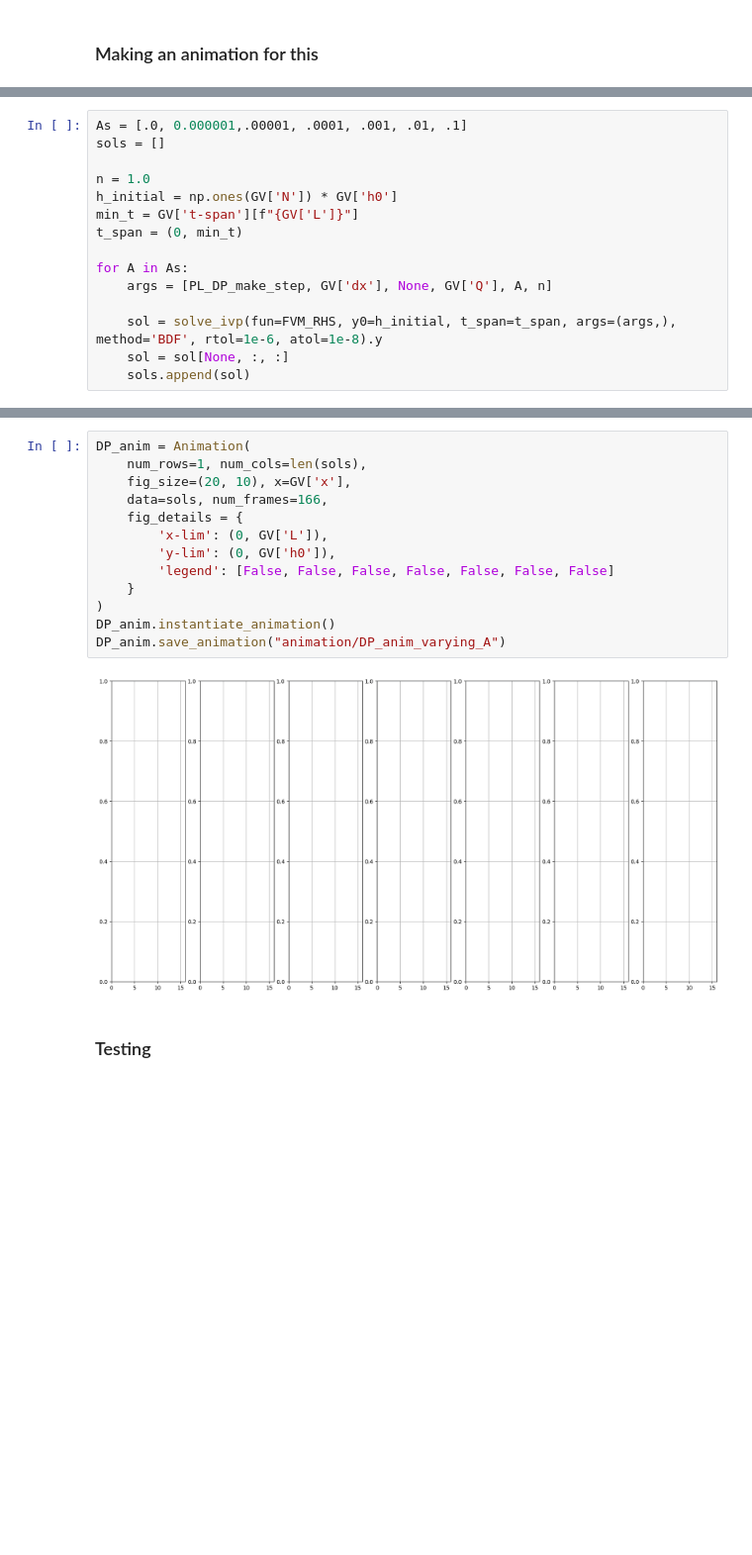
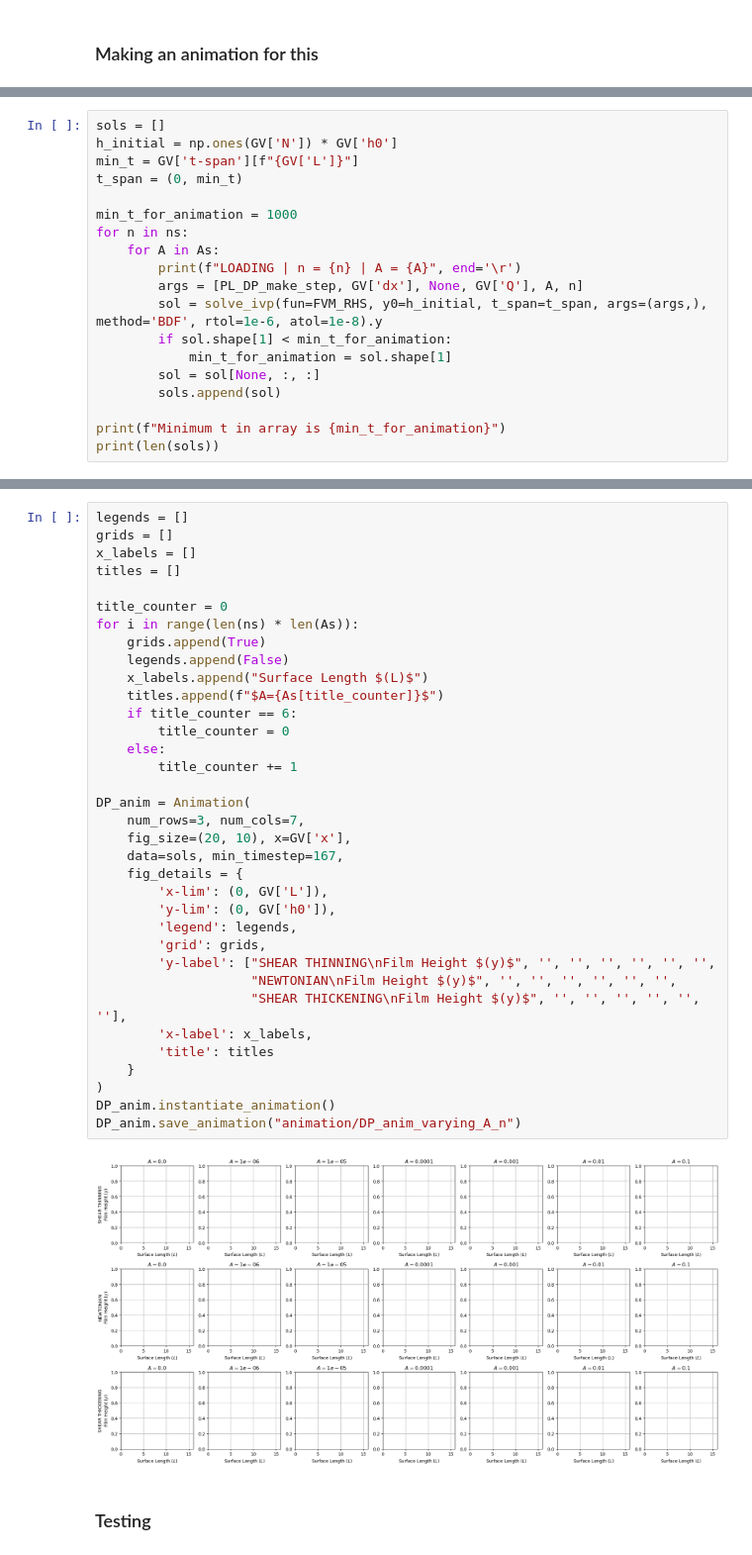
Before and after one commit to jrobo-gith/Independent-project-code, a Jupyter notebook: collection.ipynb, the cells around one changed output, grey strips where cells are left out. Shown at 99% size. Drawn from its saved outputs; the diff is of its cells as text; blank space fills up the shorter version.

Commit message:
Added multiple different animations, minor changes to animation file

```diff
--- a/collection.ipynb
+++ b/collection.ipynb
@@ -379,16 +390,20 @@ DP_anim.save_animation("animation/DP_anim_test")
 # %%
-As = [.0, 0.000001,.00001, .0001, .001, .01, .1]
 sols = []
-
-n = 1.0
 h_initial = np.ones(GV['N']) * GV['h0']
 min_t = GV['t-span'][f"{GV['L']}"]
 t_span = (0, min_t)
 
-for A in As:
-    args = [PL_DP_make_step, GV['dx'], None, GV['Q'], A, n]
+min_t_for_animation = 1000
+for n in ns:
+    for A in As:
+        print(f"LOADING | n = {n} | A = {A}", end='\r')
+        args = [PL_DP_make_step, GV['dx'], None, GV['Q'], A, n]
+        sol = solve_ivp(fun=FVM_RHS, y0=h_initial, t_span=t_span, args=(args,), method='BDF', rtol=1e-6, atol=1e-8).y
+        if sol.shape[1] < min_t_for_animation:
+            min_t_for_animation = sol.shape[1]
+        sol = sol[None, :, :]
+        sols.append(sol)
 
-    sol = solve_ivp(fun=FVM_RHS, y0=h_initial, t_span=t_span, args=(args,), method='BDF', rtol=1e-6, atol=1e-8).y
-    sol = sol[None, :, :]
-    sols.append(sol)
+print(f"Minimum t in array is {min_t_for_animation}")
+print(len(sols))
 # %% [output]
@@ -402,18 +412,40 @@ for A in As:
 # %%
+legends = []
+grids = []
+x_labels = []
+titles = []
+
+title_counter = 0
+for i in range(len(ns) * len(As)):
+    grids.append(True)
+    legends.append(False)
+    x_labels.append("Surface Length $(L)$")
+    titles.append(f"$A={As[title_counter]}$")
+    if title_counter == 6:
+        title_counter = 0
+    else:
+        title_counter += 1
+
 DP_anim = Animation(
-    num_rows=1, num_cols=len(sols),
+    num_rows=3, num_cols=7,
     fig_size=(20, 10), x=GV['x'],
-    data=sols, num_frames=166,
+    data=sols, min_timestep=167,
     fig_details = {
         'x-lim': (0, GV['L']),
         'y-lim': (0, GV['h0']),
-        'legend': [False, False, False, False, False, False, False]
+        'legend': legends,
+        'grid': grids,
+        'y-label': ["SHEAR THINNING\nFilm Height $(y)$", '', '', '', '', '', '',
+                    "NEWTONIAN\nFilm Height $(y)$", '', '', '', '', '', '',
+                    "SHEAR THICKENING\nFilm Height $(y)$", '', '', '', '', '', ''],
+        'x-label': x_labels,
+        'title': titles
     }
 )
 DP_anim.instantiate_animation()
-DP_anim.save_animation("animation/DP_anim_varying_A")
+DP_anim.save_animation("animation/DP_anim_varying_A_n")
 # %% [output]
-[figure, old version]
+[figure, new version]
 # %% [markdown]
 ### Testing
 # %%
```
Also changed, not shown: parts of 10 cells of this notebook, 12 other files.
